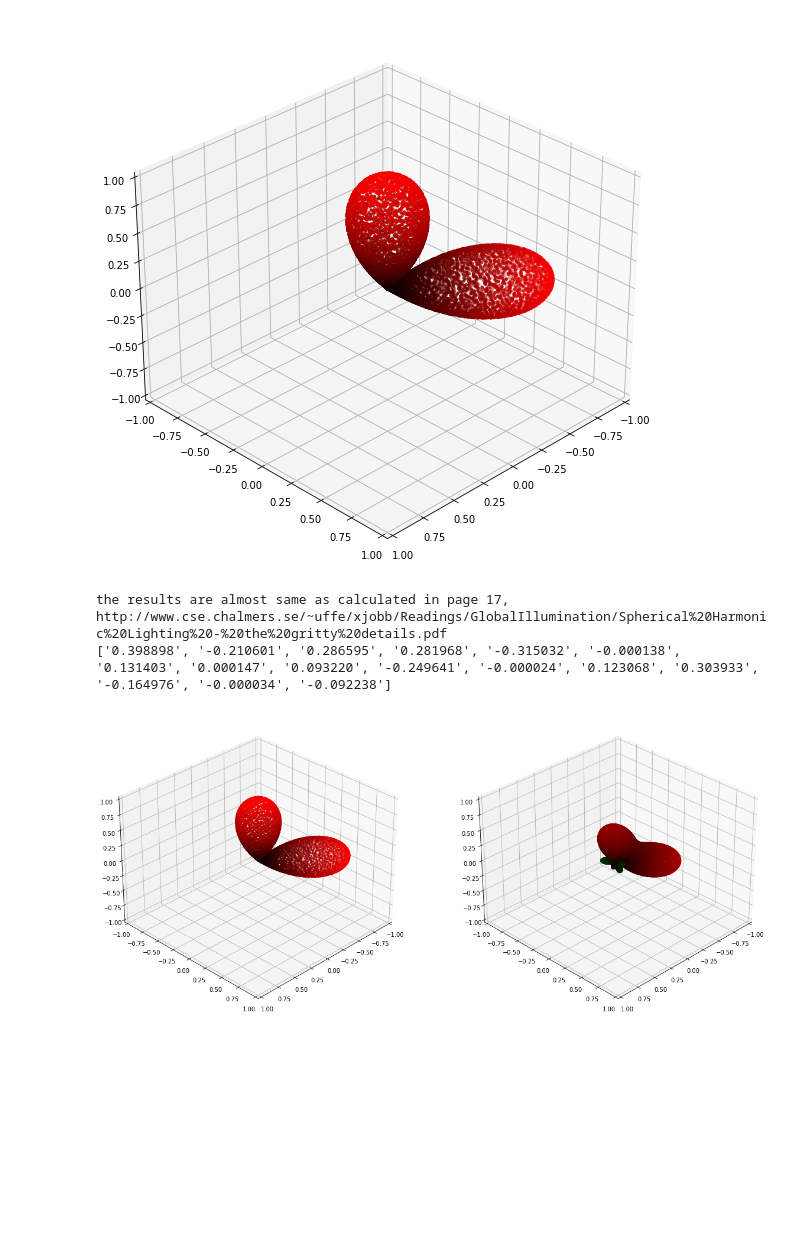
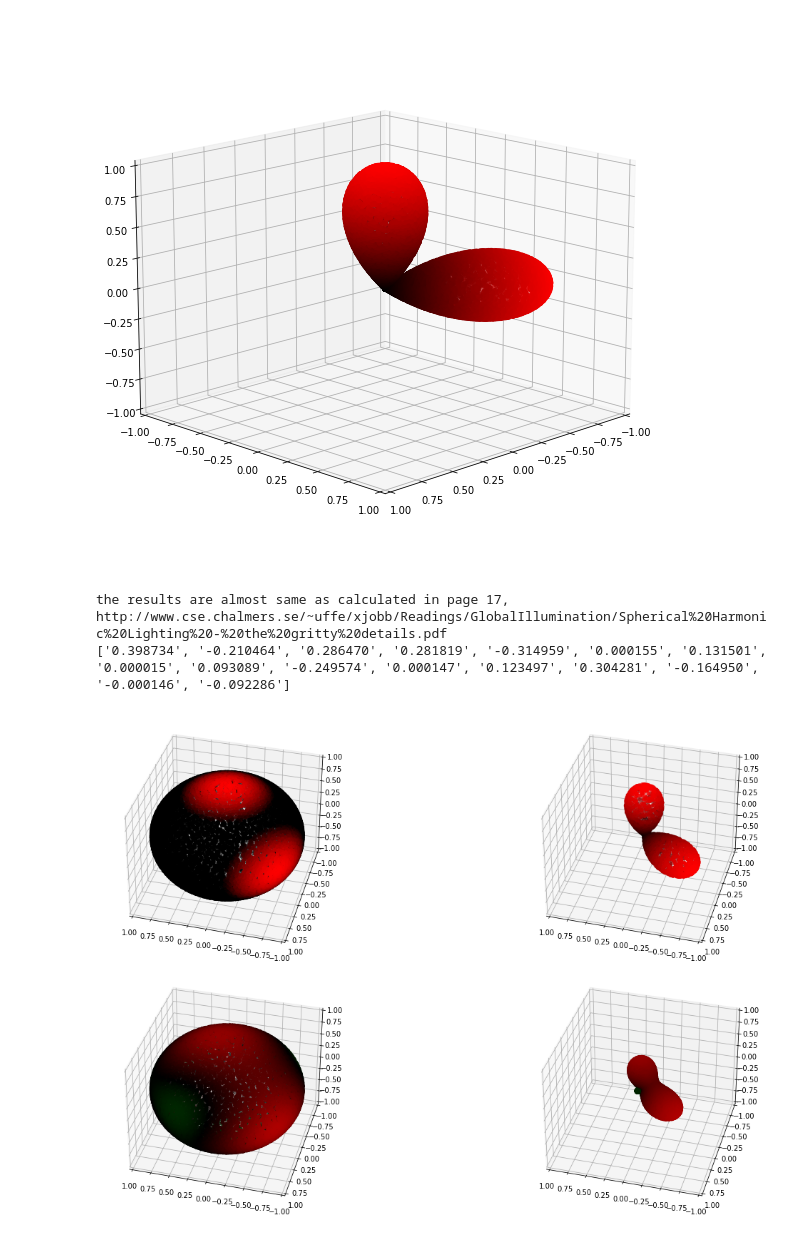
Before and after one commit to fancyzero/SphericalHarmonicNotebook, a Jupyter notebook: MyPrt.ipynb, the cells around one changed output. Drawn from its saved outputs; the diff is of its cells as text; code cells hidden in the pictures; blank space fills up the shorter version.

```diff
--- a/MyPrt.ipynb
+++ b/MyPrt.ipynb
@@ -245,14 +235,19 @@ def myFunc(theta, phi):
 
 
 fig = plt.figure(figsize=[10, 10])
-visMyFunc(myFunc, fig)
+ax = fig.add_subplot(projection="3d")
+ax.set_xlim3d(-1,1)
+ax.set_ylim3d(-1,1)
+ax.set_zlim3d(-1,1)
+ax.view_init(15,45)
+visMyFunc(myFunc, ax)
 # %% [output]
-[figure, old version]
+[figure, new version]
 # %%
 # projection
 
 result = []
-
+N = 200
 result = [0]*16
 samples = getSamples(N)
 weight = 4*math.pi
@@ -268,26 +263,33 @@ print(r"the results are almost same as calculated in page 17, http://www.cse.cha
 print(["%.6f" % elem for elem in result])
 # %% [output]
 the results are almost same as calculated in page 17, http://www.cse.chalmers.se/~uffe/xjobb/Readings/GlobalIllumination/Spherical%20Harmonic%20Lighting%20-%20the%20gritty%20details.pdf
-['0.398898', '-0.210601', '0.286595', '0.281968', '-0.315032', '-0.000138', '0.131403', '0.000147', '0.093220', '-0.249641', '-0.000024', '0.123068', '0.303933', '-0.164976', '-0.000034', '-0.092238']
+['0.398734', '-0.210464', '0.286470', '0.281819', '-0.314959', '0.000155', '0.131501', '0.000015', '0.093089', '-0.249574', '0.000147', '0.123497', '0.304281', '-0.164950', '-0.000146', '-0.092286']
 # %%
-
-
 # rebuild
 def rebuild_myFunc(coeffs, theta, phi):
     result = 0
     i = 0
     for l in range(0, 4):
         for m in range(-l, l+1):
             result += SH(l, m, theta, phi)*coeffs[i]
             i += 1
     return result
 
 
 g = partial(rebuild_myFunc, result)
 # show original function and compare with rebuilt from coeffs
-fig = plt.figure(figsize=[20, 20])
+fig,axes = plt.subplots(nrows = 2, ncols = 2,figsize=[20, 10], subplot_kw=dict(projection="3d"))
+fig.tight_layout()
+for row in axes:
+    for ax in row:
+        ax.set_xlim3d(-1,1)
+        ax.set_ylim3d(-1,1)
+        ax.set_zlim3d(-1,1)
+        ax.view_init(35,45+60)
 
-visMyFunc(myFunc, fig, 1, 2, 1)
-visMyFunc(g, fig, 1, 2, 2)
+visMyFunc(myFunc, axes[0,0], samplesN=100, showSphere=True)
+visMyFunc(myFunc, axes[0,1], samplesN=100)
+visMyFunc(g, axes[1,0],samplesN=100,showSphere=True)
+visMyFunc(g, axes[1,1],samplesN=100)
 # %% [output]
-[figure, old version]
+[figure, new version]
```
Also changed, not shown: parts of 10 cells of this notebook.
